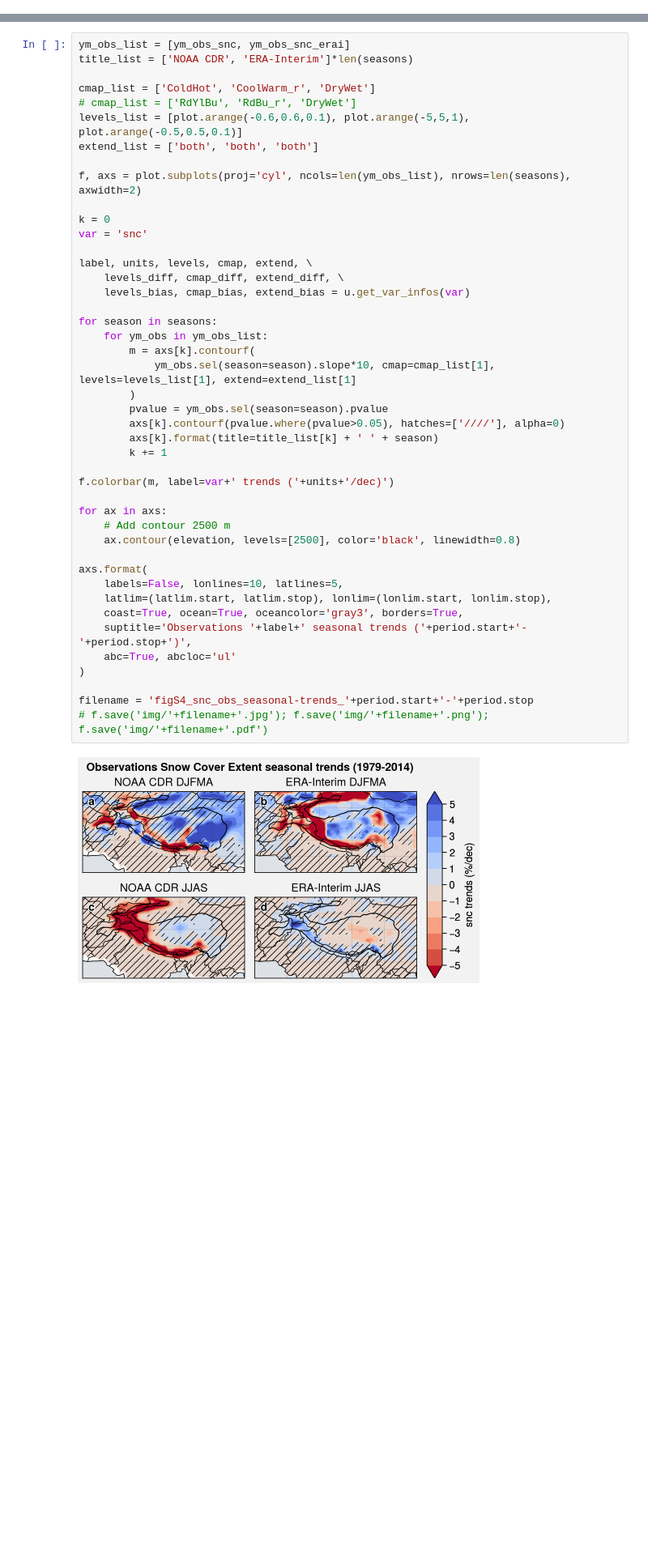
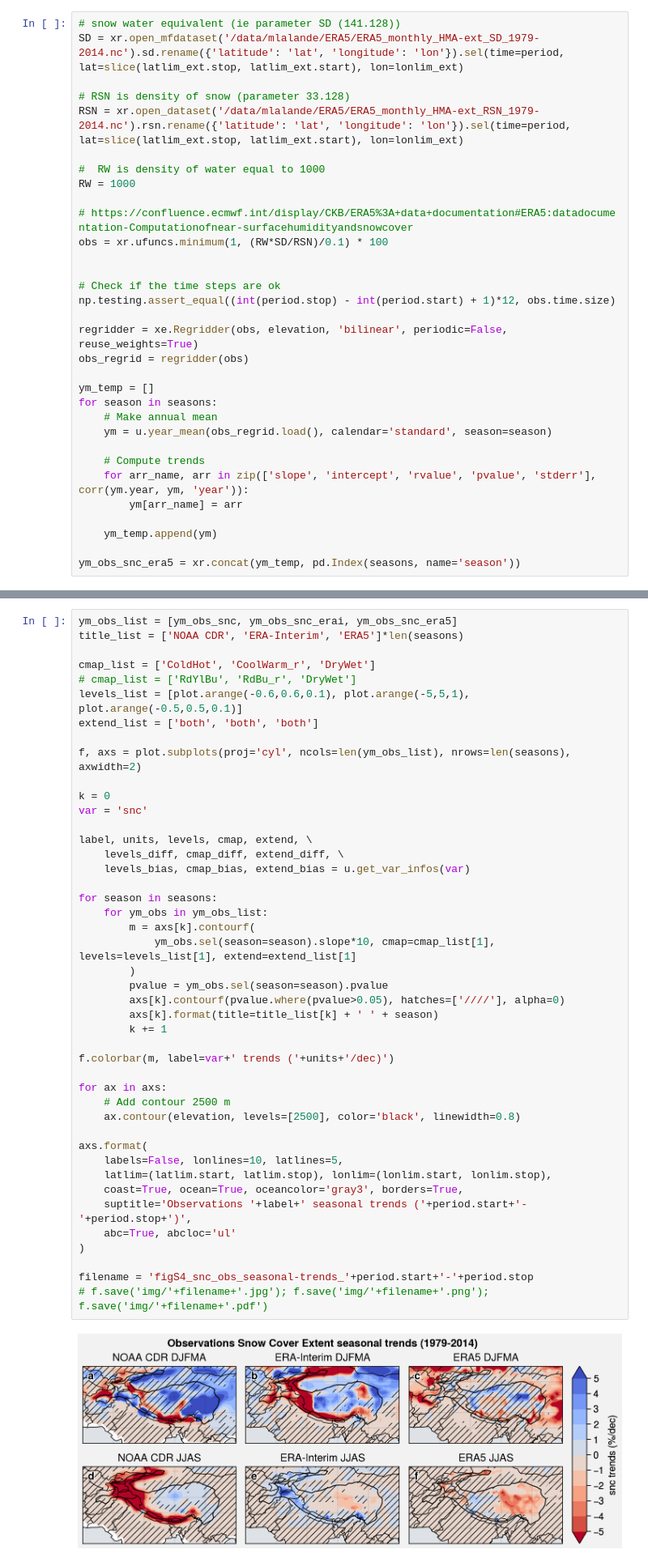
Before and after one commit to mickaellalande/PhD, a Jupyter notebook: CICLAD/Himalaya/CMIP6_HMA_paper/fig6-7_S4-6_seasonal-trends.ipynb, the cells around one changed output, grey strips where cells are left out. Shown at 81% size. Cells and saved outputs as stored; diff of their text form; blank space fills up the shorter version.

Commit message:
Add ERA5 snc to historical analyses and start proj

```diff
--- a/CICLAD/Himalaya/CMIP6_HMA_paper/fig6-7_S4-6_seasonal-trends.ipynb
+++ b/CICLAD/Himalaya/CMIP6_HMA_paper/fig6-7_S4-6_seasonal-trends.ipynb
@@ -185,0 +192,32 @@ becomes:
+# %%
+# snow water equivalent (ie parameter SD (141.128))
+SD = xr.open_mfdataset('/data/mlalande/ERA5/ERA5_monthly_HMA-ext_SD_1979-2014.nc').sd.rename({'latitude': 'lat', 'longitude': 'lon'}).sel(time=period, lat=slice(latlim_ext.stop, latlim_ext.start), lon=lonlim_ext)
+
+# RSN is density of snow (parameter 33.128)
+RSN = xr.open_dataset('/data/mlalande/ERA5/ERA5_monthly_HMA-ext_RSN_1979-2014.nc').rsn.rename({'latitude': 'lat', 'longitude': 'lon'}).sel(time=period, lat=slice(latlim_ext.stop, latlim_ext.start), lon=lonlim_ext)
+
+#  RW is density of water equal to 1000
+RW = 1000
+
+# https://confluence.ecmwf.int/display/CKB/ERA5%3A+data+documentation#ERA5:datadocumentation-Computationofnear-surfacehumidityandsnowcover
+obs = xr.ufuncs.minimum(1, (RW*SD/RSN)/0.1) * 100
+
+
+# Check if the time steps are ok
+np.testing.assert_equal((int(period.stop) - int(period.start) + 1)*12, obs.time.size)
+
+regridder = xe.Regridder(obs, elevation, 'bilinear', periodic=False, reuse_weights=True)
+obs_regrid = regridder(obs)
+
+ym_temp = []
+for season in seasons:
+    # Make annual mean
+    ym = u.year_mean(obs_regrid.load(), calendar='standard', season=season)
+
+    # Compute trends
+    for arr_name, arr in zip(['slope', 'intercept', 'rvalue', 'pvalue', 'stderr'], corr(ym.year, ym, 'year')):
+        ym[arr_name] = arr
+
+    ym_temp.append(ym)
+
+ym_obs_snc_era5 = xr.concat(ym_temp, pd.Index(seasons, name='season'))
@@ -537,8 +586,8 @@ filename = 'figS3_tas_obs_seasonal-trends_'+period.start+'-'+period.stop
 # %% [output]
 [figure]
 # %%
-ym_obs_list = [ym_obs_snc, ym_obs_snc_erai]
-title_list = ['NOAA CDR', 'ERA-Interim']*len(seasons)
+ym_obs_list = [ym_obs_snc, ym_obs_snc_erai, ym_obs_snc_era5]
+title_list = ['NOAA CDR', 'ERA-Interim', 'ERA5']*len(seasons)
 
 cmap_list = ['ColdHot', 'CoolWarm_r', 'DryWet']
 # cmap_list = ['RdYlBu', 'RdBu_r', 'DryWet']
@@ -554,34 +603,34 @@ label, units, levels, cmap, extend, \
     levels_diff, cmap_diff, extend_diff, \
     levels_bias, cmap_bias, extend_bias = u.get_var_infos(var)
 
 for season in seasons:
     for ym_obs in ym_obs_list:
         m = axs[k].contourf(
             ym_obs.sel(season=season).slope*10, cmap=cmap_list[1], levels=levels_list[1], extend=extend_list[1]
         )
         pvalue = ym_obs.sel(season=season).pvalue
         axs[k].contourf(pvalue.where(pvalue>0.05), hatches=['////'], alpha=0)
         axs[k].format(title=title_list[k] + ' ' + season)
         k += 1
 
 f.colorbar(m, label=var+' trends ('+units+'/dec)')
 
 for ax in axs:
     # Add contour 2500 m
     ax.contour(elevation, levels=[2500], color='black', linewidth=0.8)
 
 axs.format(
     labels=False, lonlines=10, latlines=5,
     latlim=(latlim.start, latlim.stop), lonlim=(lonlim.start, lonlim.stop),
     coast=True, ocean=True, oceancolor='gray3', borders=True,
     suptitle='Observations '+label+' seasonal trends ('+period.start+'-'+period.stop+')',
     abc=True, abcloc='ul'
 )
 
 filename = 'figS4_snc_obs_seasonal-trends_'+period.start+'-'+period.stop
 # f.save('img/'+filename+'.jpg'); f.save('img/'+filename+'.png'); f.save('img/'+filename+'.pdf')
 # %% [output]
-[figure, old version]
+[figure, new version]
 # %%
 ym_obs_list = [ym_obs_pr, ym_obs_pr_GPCP, ym_obs_pr_erai, ym_obs_pr_era5]
 title_list = ['APHRODITE', 'GPCP', 'ERA-Interim', 'ERA5']*len(seasons)
```
Also changed, not shown: parts of 6 cells of this notebook, 11 other files.
